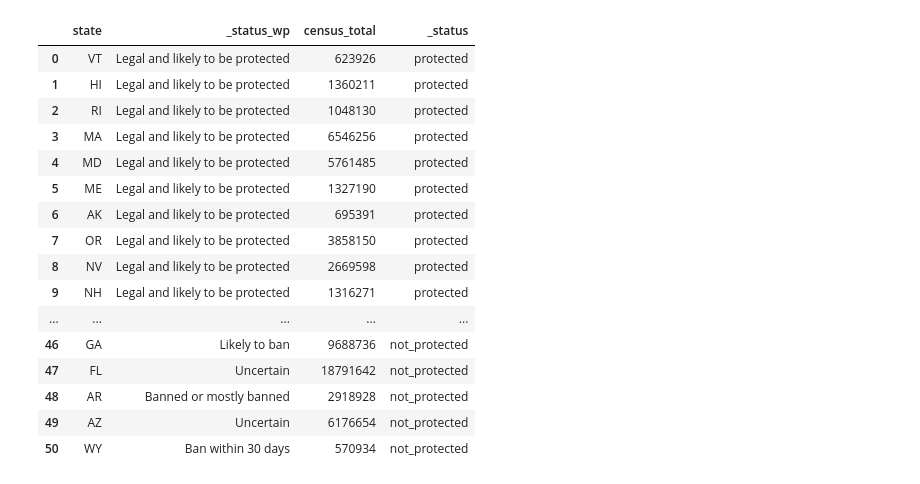
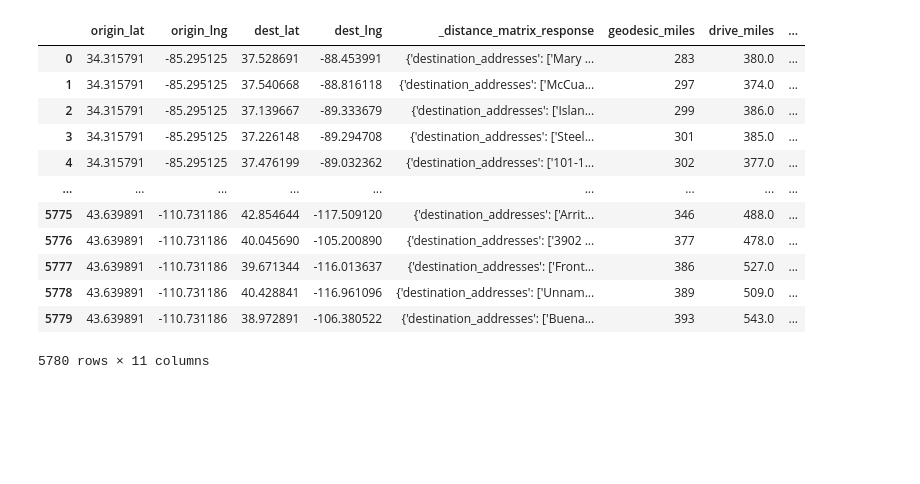
Before and after one commit to openhealthdataorg/post-roe, a Jupyter notebook: notebooks/_workbench.ipynb, the cells around one changed output. Drawn from its saved outputs; the diff is of its cells as text; code cells hidden in the pictures; blank space fills up the shorter version.

```diff
--- a/notebooks/_workbench.ipynb
+++ b/notebooks/_workbench.ipynb
@@ -1,23 +1,49 @@
-# %%
-from post_roe.query import BucketQuery as bq
-
-states = bq.states_query(status=['not_protected'])
-states
-# %% [output]
-|  | state | _status_wp | census_total | _status |
-| 0 | VT | Legal and likely to be protected | 623926 | protected |
-| 1 | HI | Legal and likely to be protected | 1360211 | protected |
-| 2 | RI | Legal and likely to be protected | 1048130 | protected |
-| 3 | MA | Legal and likely to be protected | 6546256 | protected |
-| 4 | MD | Legal and likely to be protected | 5761485 | protected |
-| 5 | ME | Legal and likely to be protected | 1327190 | protected |
-| 6 | AK | Legal and likely to be protected | 695391 | protected |
-| 7 | OR | Legal and likely to be protected | 3858150 | protected |
-| 8 | NV | Legal and likely to be protected | 2669598 | protected |
-| 9 | NH | Legal and likely to be protected | 1316271 | protected |
-| ... | ... | ... | ... | ... |
-| 46 | GA | Likely to ban | 9688736 | not_protected |
-| 47 | FL | Uncertain | 18791642 | not_protected |
-| 48 | AR | Banned or mostly banned | 2918928 | not_protected |
-| 49 | AZ | Uncertain | 6176654 | not_protected |
-| 50 | WY | Ban within 30 days | 570934 | not_protected |
+# %%
+import pandas as pd
+import plotly.express as px
+
+from post_roe.query import BucketQuery as bq, BUCKET_BASE
+
+def _get_destination_state(distance_matrix_response):
+        try:
+            destination = distance_matrix_response['destination_addresses'][0]
+            destination_state = destination.split(",")[2].strip().split(" ")[0]
+            return destination_state
+        except:
+            pass
+
+def _get_origin_state(distance_matrix_response):
+    try:
+        origin = distance_matrix_response['origin_addresses'][0]
+        origin_state = origin.split(",")[2].strip().split(" ")[0]
+        return origin_state
+    except:
+        pass
+
+def _get_origin_zip(distance_matrix_response):
+    try:
+        origin = distance_matrix_response['origin_addresses'][0]
+        origin_state = origin.split(",")[2].strip().split(" ")[-1]
+        return origin_state
+    except:
+        pass
+
+closest_clinics = pd.read_feather(f"{BUCKET_BASE}/google_distance_matrix.feather")
+closest_clinics['destination_state'] = closest_clinics['_distance_matrix_response'].apply(_get_destination_state) # add upstream
+closest_clinics['origin_state'] = closest_clinics['_distance_matrix_response'].apply(_get_origin_state) # add upstream
+closest_clinics['zip5'] = closest_clinics['_distance_matrix_response'].apply(_get_origin_zip) # add upstream
+closest_clinics
+# %% [output]
+|  | origin_lat | origin_lng | dest_lat | dest_lng | _distance_matrix_response | geodesic_miles | drive_miles | ... |
+| 0 | 34.315791 | -85.295125 | 37.528691 | -88.453991 | {'destination_addresses': ['Mary ... | 283 | 380.0 | ... |
+| 1 | 34.315791 | -85.295125 | 37.540668 | -88.816118 | {'destination_addresses': ['McCua... | 297 | 374.0 | ... |
+| 2 | 34.315791 | -85.295125 | 37.139667 | -89.333679 | {'destination_addresses': ['Islan... | 299 | 386.0 | ... |
+| 3 | 34.315791 | -85.295125 | 37.226148 | -89.294708 | {'destination_addresses': ['Steel... | 301 | 385.0 | ... |
+| 4 | 34.315791 | -85.295125 | 37.476199 | -89.032362 | {'destination_addresses': ['101-1... | 302 | 377.0 | ... |
+| ... | ... | ... | ... | ... | ... | ... | ... | ... |
+| 5775 | 43.639891 | -110.731186 | 42.854644 | -117.509120 | {'destination_addresses': ['Arrit... | 346 | 488.0 | ... |
+| 5776 | 43.639891 | -110.731186 | 40.045690 | -105.200890 | {'destination_addresses': ['3902 ... | 377 | 478.0 | ... |
+| 5777 | 43.639891 | -110.731186 | 39.671344 | -116.013637 | {'destination_addresses': ['Front... | 386 | 527.0 | ... |
+| 5778 | 43.639891 | -110.731186 | 40.428841 | -116.961096 | {'destination_addresses': ['Unnam... | 389 | 509.0 | ... |
+| 5779 | 43.639891 | -110.731186 | 38.972891 | -106.380522 | {'destination_addresses': ['Buena... | 393 | 543.0 | ... |
+5780 rows × 11 columns
```
Also changed, not shown: parts of 5 cells of this notebook, 4 other files.
